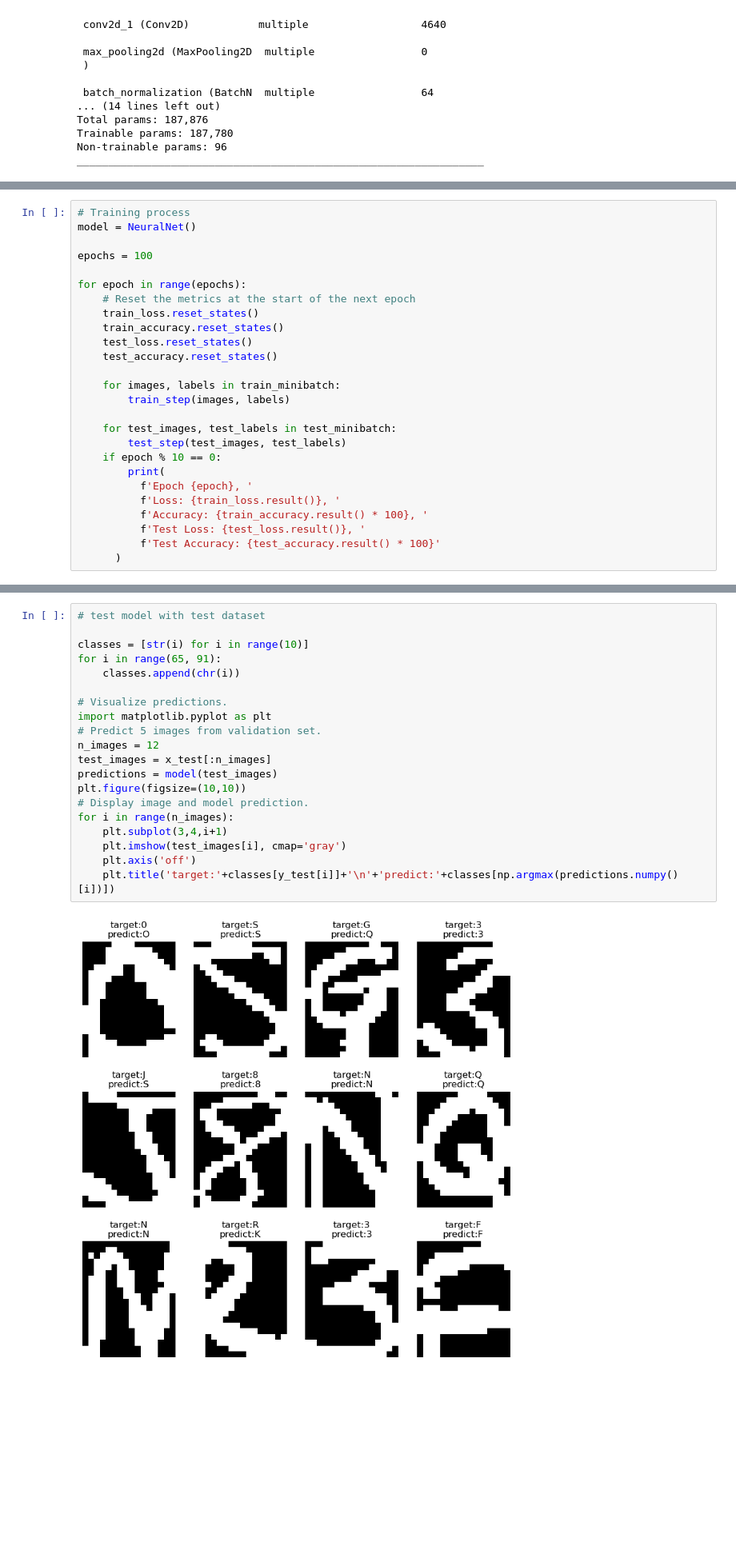
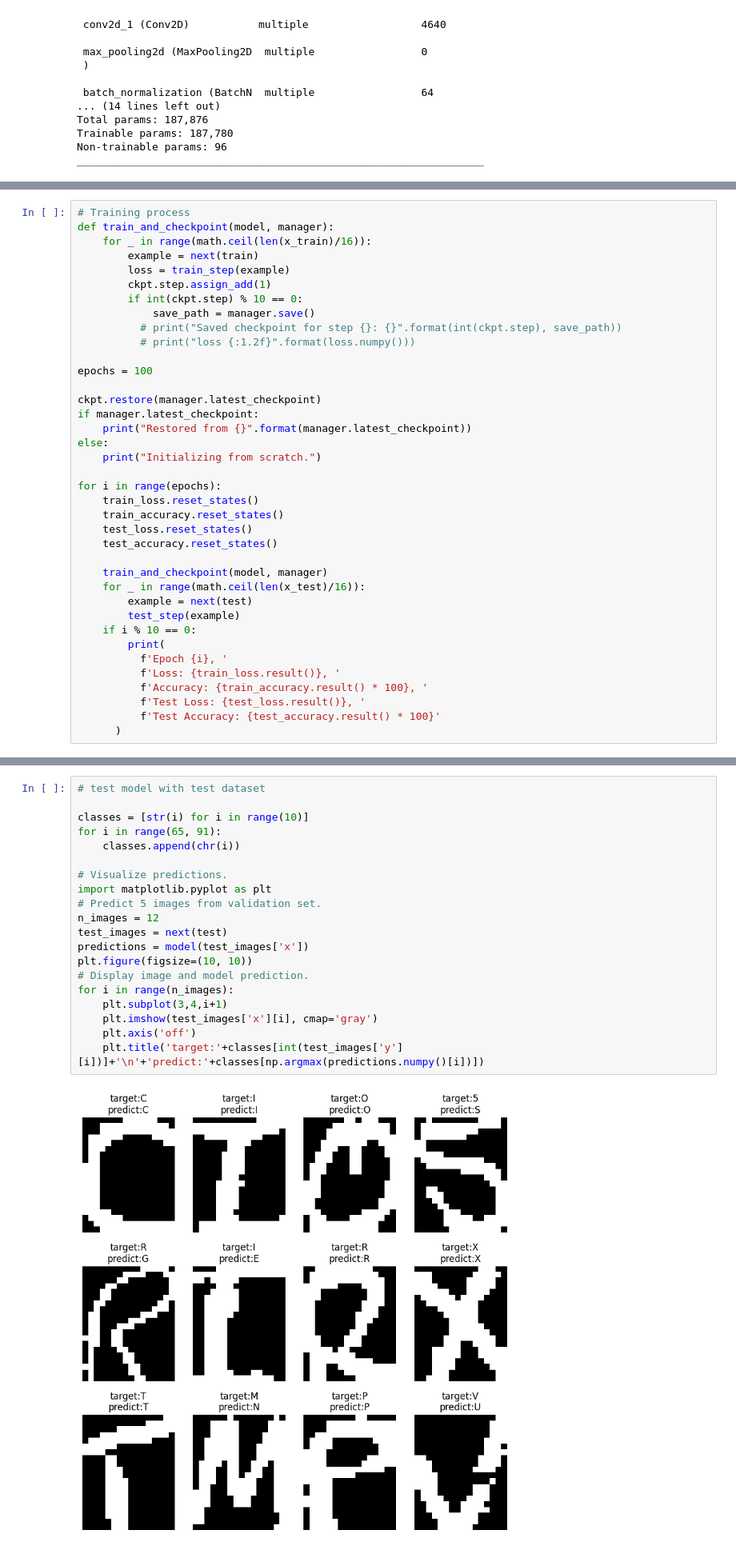
Before and after one commit to shoxa0707/Tensorflow-datasets, a Jupyter notebook: train.ipynb, the cells around one changed output, grey strips where cells are left out. Shown at 80% size. Cells and saved outputs as stored; diff of their text form; blank space fills up the shorter version.

```diff
--- a/train.ipynb
+++ b/train.ipynb
@@ -146,24 +131,36 @@ test_minibatch = DataGenerator(x_test, y_test, 64)
 # %%
 # Training process
-model = NeuralNet()
+def train_and_checkpoint(model, manager):
+    for _ in range(math.ceil(len(x_train)/16)):
+        example = next(train)
+        loss = train_step(example)
+        ckpt.step.assign_add(1)
+        if int(ckpt.step) % 10 == 0:
+            save_path = manager.save()
+          # print("Saved checkpoint for step {}: {}".format(int(ckpt.step), save_path))
+          # print("loss {:1.2f}".format(loss.numpy()))
 
 epochs = 100
 
-for epoch in range(epochs):
-    # Reset the metrics at the start of the next epoch
+ckpt.restore(manager.latest_checkpoint)
+if manager.latest_checkpoint:
+    print("Restored from {}".format(manager.latest_checkpoint))
+else:
+    print("Initializing from scratch.")
+
+for i in range(epochs):
     train_loss.reset_states()
     train_accuracy.reset_states()
     test_loss.reset_states()
     test_accuracy.reset_states()
 
-    for images, labels in train_minibatch:
-        train_step(images, labels)
-
-    for test_images, test_labels in test_minibatch:
-        test_step(test_images, test_labels)
-    if epoch % 10 == 0:
+    train_and_checkpoint(model, manager)
+    for _ in range(math.ceil(len(x_test)/16)):
+        example = next(test)
+        test_step(example)
+    if i % 10 == 0:
         print(
-          f'Epoch {epoch}, '
+          f'Epoch {i}, '
           f'Loss: {train_loss.result()}, '
           f'Accuracy: {train_accuracy.result() * 100}, '
           f'Test Loss: {test_loss.result()}, '
@@ -189,25 +181,25 @@ INFO:tensorflow:Assets written to: models/bad/assets
 # %%
 # test model with test dataset
 
 classes = [str(i) for i in range(10)]
 for i in range(65, 91):
     classes.append(chr(i))
 
 # Visualize predictions.
 import matplotlib.pyplot as plt
 # Predict 5 images from validation set.
 n_images = 12
-test_images = x_test[:n_images]
-predictions = model(test_images)
-plt.figure(figsize=(10,10))
+test_images = next(test)
+predictions = model(test_images['x'])
+plt.figure(figsize=(10, 10))
 # Display image and model prediction.
 for i in range(n_images):
     plt.subplot(3,4,i+1)
-    plt.imshow(test_images[i], cmap='gray')
+    plt.imshow(test_images['x'][i], cmap='gray')
     plt.axis('off')
-    plt.title('target:'+classes[y_test[i]]+'\n'+'predict:'+classes[np.argmax(predictions.numpy()[i])])
+    plt.title('target:'+classes[int(test_images['y'][i])]+'\n'+'predict:'+classes[np.argmax(predictions.numpy()[i])])
 # %% [output]
-[figure, old version]
+[figure, new version]
 # %%
 plt.subplot(121)
 plt.imshow(x_test[4], cmap='gray')
```
Also changed, not shown: parts of 32 cells of this notebook.
